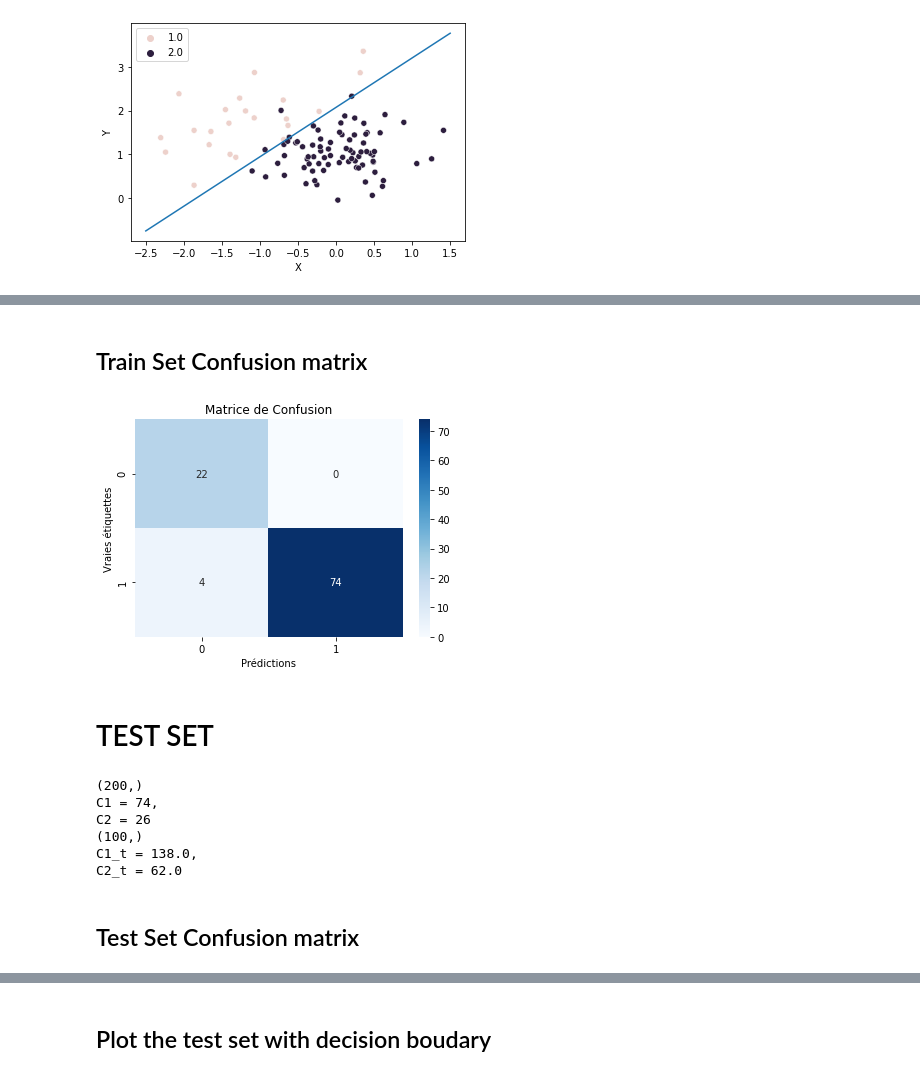
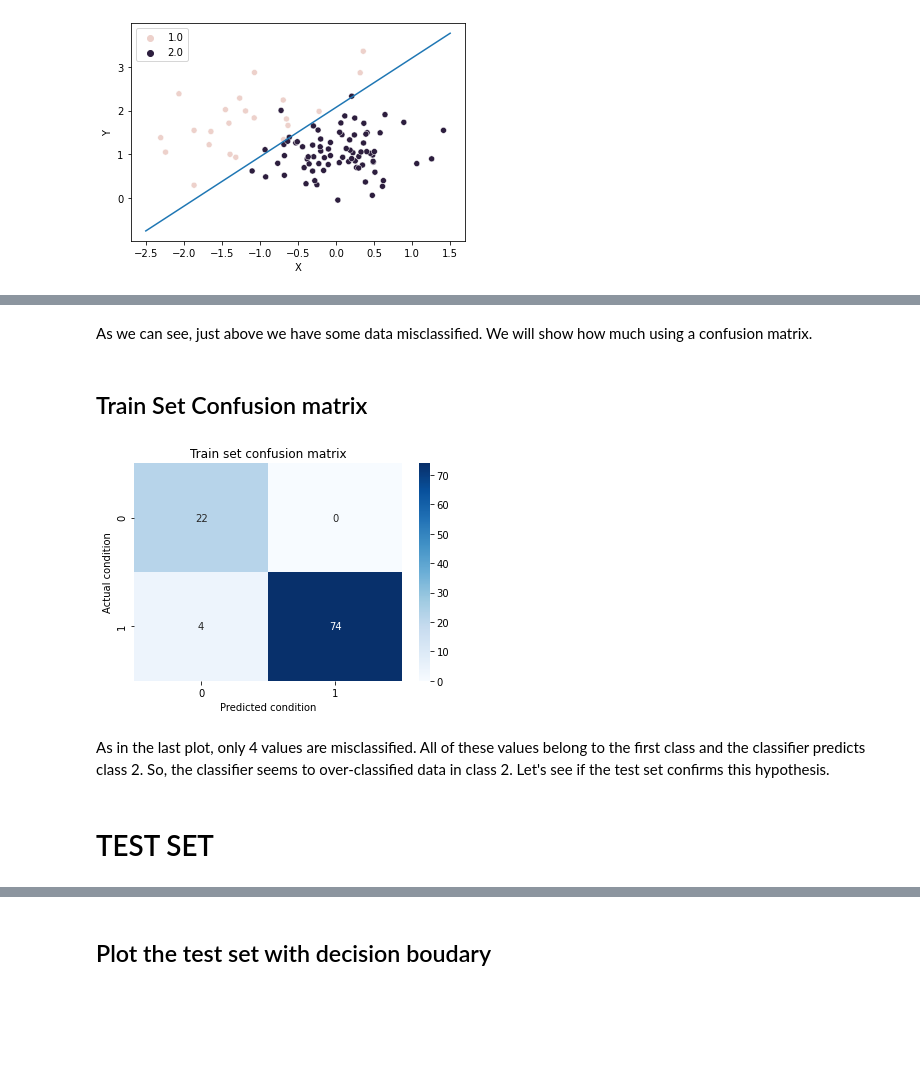
Before and after one commit to jeremdesno/python_sdia, a Jupyter notebook: TP A&D/TP2_LDA_QDA/TP2_LDA_QDA.ipynb, the cells around one changed output, grey strips where cells are left out. Saved outputs shown, nothing was run; the diff lists cells and outputs as text; code cells hidden in the pictures; blank space fills up the shorter version.

```diff
--- a/TP A&D/TP2_LDA_QDA/TP2_LDA_QDA.ipynb
+++ b/TP A&D/TP2_LDA_QDA/TP2_LDA_QDA.ipynb
@@ -226,44 +227,26 @@ C2_t = 22.0
+# %% [markdown]
+As we can see, just above we have some data misclassified. We will show how much using a confusion matrix.
+# %%
+# Compute log probability to belong to each class on the train set
+# Size 100 x 1
+log_post_1 = (w1.T @ x_train.T).T + b1
+log_post_2 = (w2.T @ x_train.T).T + b2
+
+y_pred = np.where(log_post_1 > log_post_2, 0, 1)
 # %% [markdown]
 ## Train Set Confusion matrix
 # %%
 # Confusion matrix train
-confusion = confusion_matrix(target, y_pred+1)
+confusion = confusion_matrix(y_train, y_pred+1)
 
 sns.heatmap(confusion, annot=True, fmt='d', cmap='Blues')
-plt.xlabel('Prédictions')
-plt.ylabel('Vraies étiquettes')
-plt.title('Matrice de Confusion')
+plt.xlabel('Predicted condition')
+plt.ylabel('Actual condition')
+plt.title('Train set confusion matrix')
 plt.show()
 # %% [output]
-[figure, old version]
+[figure, new version]
+# %% [markdown]
+As in the last plot, only 4 values are misclassified. All of these values belong to the first class and the classifier predicts class 2. So, the classifier seems to over-classified data in class 2. Let's see if the test set confirms this hypothesis.
 # %% [markdown]
 # TEST SET
-# %%
-# Test
-N_test = x_test.shape[0]
-
-H_test = -(w[0,0]/w[1,0])* x_test[:, 0] - (b[0] / w[1,0])
-diff = H_test - x_test[:, 1]
-
-y_pred_test = np.array([1 if d > 0 else 0 for d in diff])
-
-
-print(y_pred_test.shape)
-C1_test = y_pred_test.sum()
-C2_test = N_test - C1
-print(f"C1 = {C1},\nC2 = {C2}")
-
-target_test = y_test
-print(target.shape)
-C1_target_test = (target_test-1).sum()
-C2_target_test = N_test - C1_target_test
-print(f"C1_t = {C1_target_test},\nC2_t = {C2_target_test}")
-# %% [output]
-(200,)
-C1 = 74,
-C2 = 26
-(100,)
-C1_t = 138.0,
-C2_t = 62.0
-# %% [markdown]
-## Test Set Confusion matrix
```
Also changed, not shown: parts of 75 cells of this notebook.
